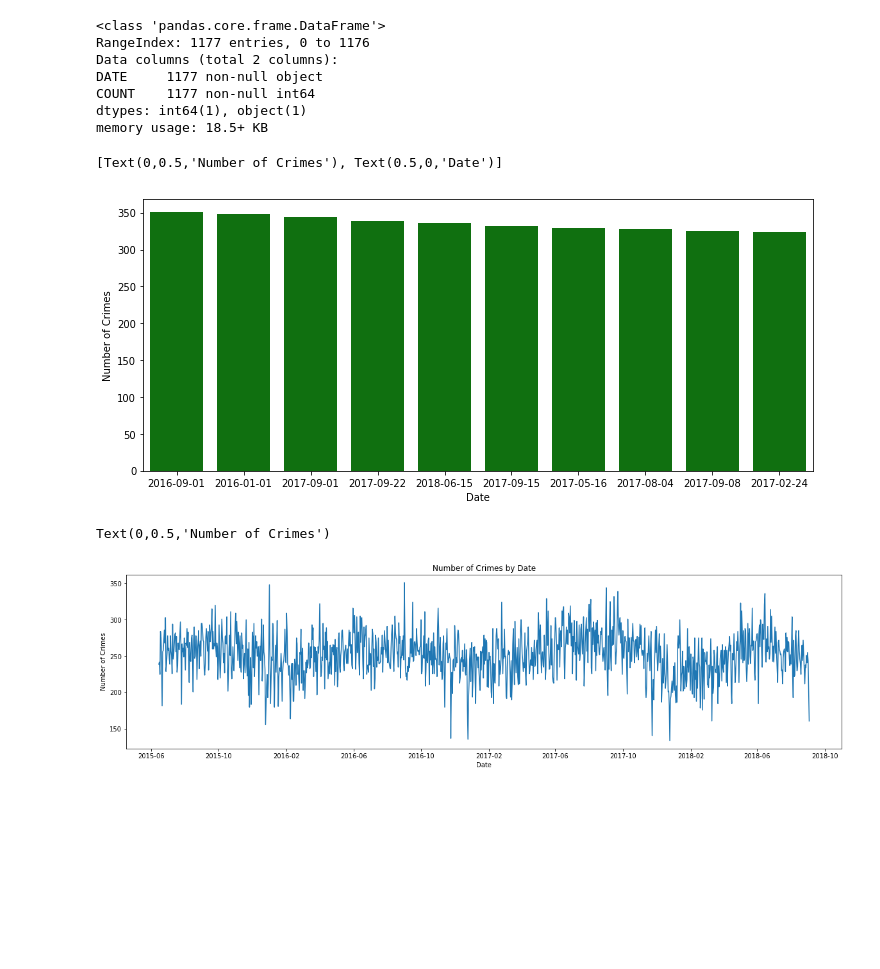
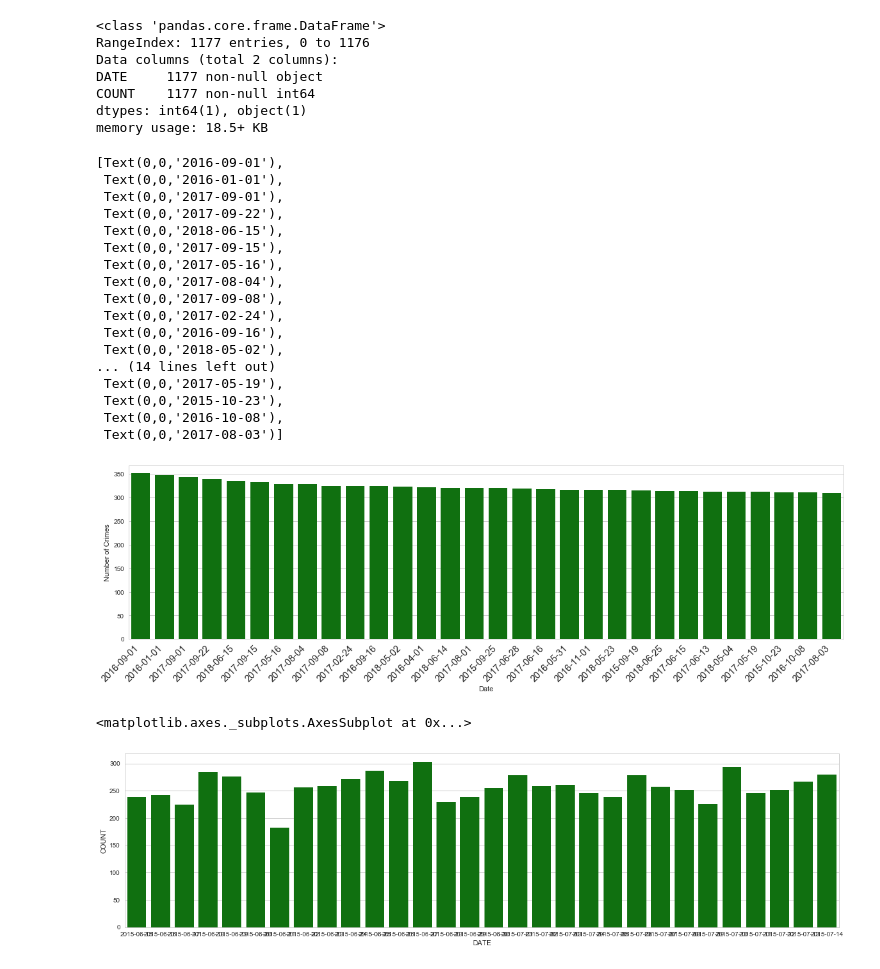
Before and after one commit to thusharabandara/boston-crime, a Jupyter notebook: analysis_1.ipynb, the cells around one changed output. Drawn from its saved outputs; the diff is of its cells as text; code cells hidden in the pictures; blank space fills up the shorter version.

Commit message:
update xticklabels of the barplot

```diff
--- a/analysis_1.ipynb
+++ b/analysis_1.ipynb
@@ -130,25 +130,39 @@ memory usage: 18.5+ KB
 # import relevant libraries
 import matplotlib.pyplot as plt
 import seaborn as sns
+sns.set(style="whitegrid")
 # %%
 # create the matplotlib figure
-fig, ax = plt.subplots(figsize=(12, 5))
+fig, ax = plt.subplots(figsize=(20, 5))
 
 # plot the graph of number of crimes vs. date
-# First 10 maximum number of crimes will be plotted
-sns.barplot(x="DATE", y="COUNT", data=crime_count_by_date.iloc[:10, :], color="g")
+# First 30 maximum number of crimes will be plotted
+barplot1 = sns.barplot(x="DATE", y="COUNT", data=crime_count_by_date.iloc[:30, :], color="g")
 # set the axis labels
 ax.set(ylabel="Number of Crimes", xlabel="Date")
+# rotate xticklabels
+barplot1.set_xticklabels(barplot1.get_xticklabels(),
+                        rotation=45,
+                        horizontalalignment='right',
+                        fontweight='light',
+                        fontsize='large'
+                        )
 # %% [output]
-[Text(0,0.5,'Number of Crimes'), Text(0.5,0,'Date')]
+[Text(0,0,'2016-09-01'),
+ Text(0,0,'2016-01-01'),
+ Text(0,0,'2017-09-01'),
+ Text(0,0,'2017-09-22'),
+ Text(0,0,'2018-06-15'),
+ Text(0,0,'2017-09-15'),
+ Text(0,0,'2017-05-16'),
+ Text(0,0,'2017-08-04'),
+ Text(0,0,'2017-09-08'),
+ Text(0,0,'2017-02-24'),
+ Text(0,0,'2016-09-16'),
+ Text(0,0,'2018-05-02'),
+... (14 lines left out)
+ Text(0,0,'2017-05-19'),
+ Text(0,0,'2015-10-23'),
+ Text(0,0,'2016-10-08'),
+ Text(0,0,'2017-08-03')]
-[figure, old version]
+[figure, new version]
-# %%
-# plot number of incidents per day
-fig, ax = plt.subplots(figsize=(20, 5))
-crimedf['DATE'].groupby(crimedf['DATE']).count().plot()
-plt.title('Number of Crimes by Date')
-plt.xlabel('Date')
-plt.ylabel('Number of Crimes')
-# %% [output]
-Text(0,0.5,'Number of Crimes')
-[figure, removed]
@@ -154,0 +172,10 @@ Text(0,0.5,'Number of Crimes')
+# %%
+# create the matplotlib figure
+fig, ax = plt.subplots(figsize=(20, 5))
+
+# plot the line graph in order to observe the pattern
+# Number of crimes for first 30 days will be plotted
+lineplot1 = new_crim_count_by_date
+# %% [output]
+<matplotlib.axes._subplots.AxesSubplot at 0x...>
+[figure, added]
```
Also changed, not shown: parts of 1 cell of this notebook.
